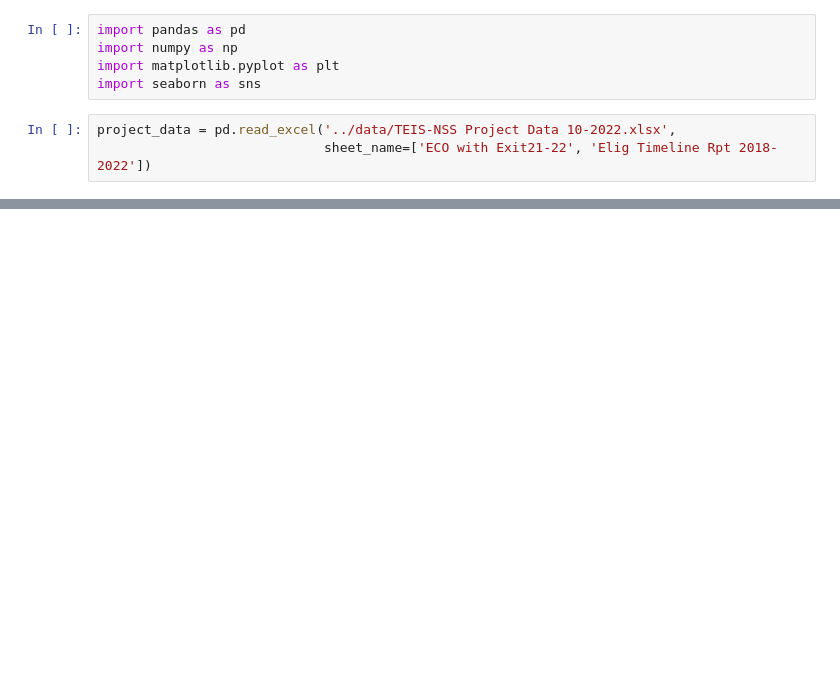
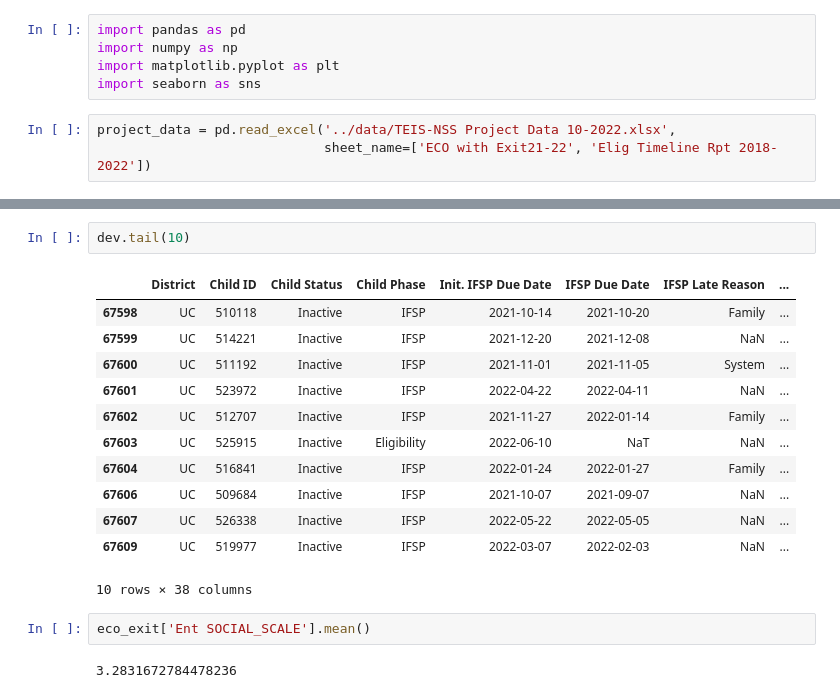
Before and after one commit to NSS-Data-Analytics-Cohort-7/didd-an-array-of-jorts, a Jupyter notebook: notebooks/TEIS.ipynb, the cells around one changed output, grey strips where cells are left out. Cells and saved outputs as stored; diff of their text form; blank space fills up the shorter version.

```diff
--- a/notebooks/TEIS.ipynb
+++ b/notebooks/TEIS.ipynb
@@ -35,0 +172,19 @@ dx = elig_timeline[elig_timeline['Init. Elig. Category'] == 'Diagnosed Condition
+# %%
+dev.tail(10)
+# %% [output]
+|  | District | Child ID | Child Status | Child Phase | Init. IFSP Due Date | IFSP Due Date | IFSP Late Reason | ... |
+| 67598 | UC | 510118 | Inactive | IFSP | 2021-10-14 | 2021-10-20 | Family | ... |
+| 67599 | UC | 514221 | Inactive | IFSP | 2021-12-20 | 2021-12-08 | NaN | ... |
+| 67600 | UC | 511192 | Inactive | IFSP | 2021-11-01 | 2021-11-05 | System | ... |
+| 67601 | UC | 523972 | Inactive | IFSP | 2022-04-22 | 2022-04-11 | NaN | ... |
+| 67602 | UC | 512707 | Inactive | IFSP | 2021-11-27 | 2022-01-14 | Family | ... |
+| 67603 | UC | 525915 | Inactive | Eligibility | 2022-06-10 | NaT | NaN | ... |
+| 67604 | UC | 516841 | Inactive | IFSP | 2022-01-24 | 2022-01-27 | Family | ... |
+| 67606 | UC | 509684 | Inactive | IFSP | 2021-10-07 | 2021-09-07 | NaN | ... |
+| 67607 | UC | 526338 | Inactive | IFSP | 2022-05-22 | 2022-05-05 | NaN | ... |
+| 67609 | UC | 519977 | Inactive | IFSP | 2022-03-07 | 2022-02-03 | NaN | ... |
+10 rows × 38 columns
+# %%
+eco_exit['Ent SOCIAL_SCALE'].mean()
+# %% [output]
+3.2831672784478236
```
Also changed, not shown: parts of 16 cells of this notebook.
